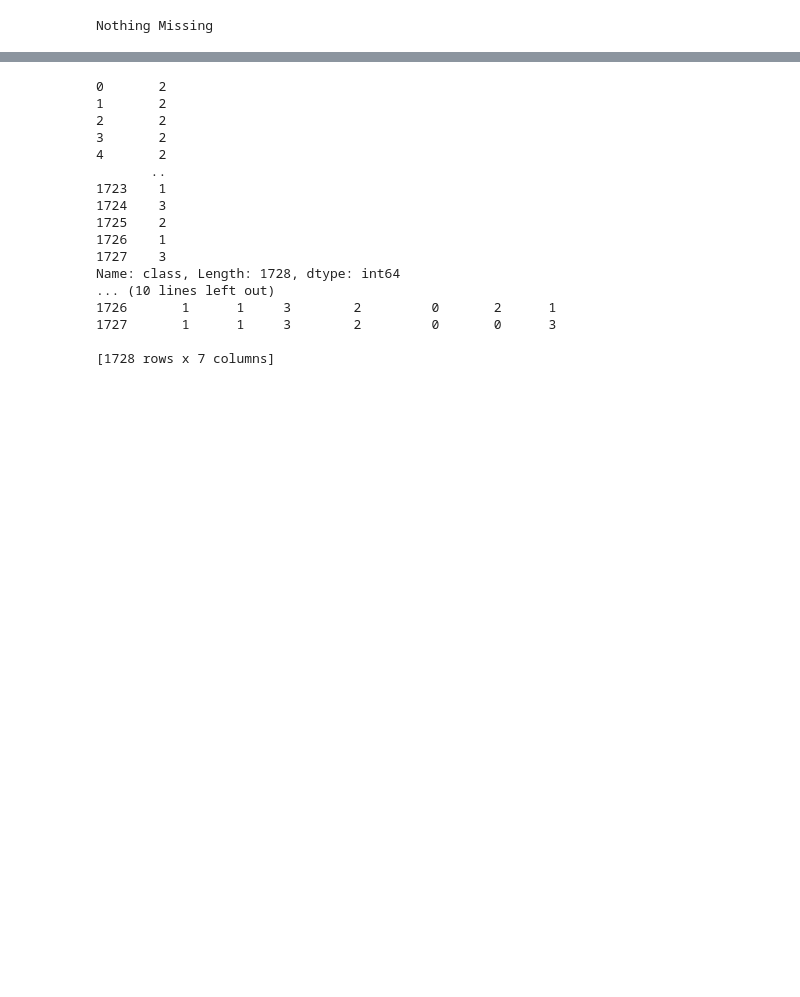
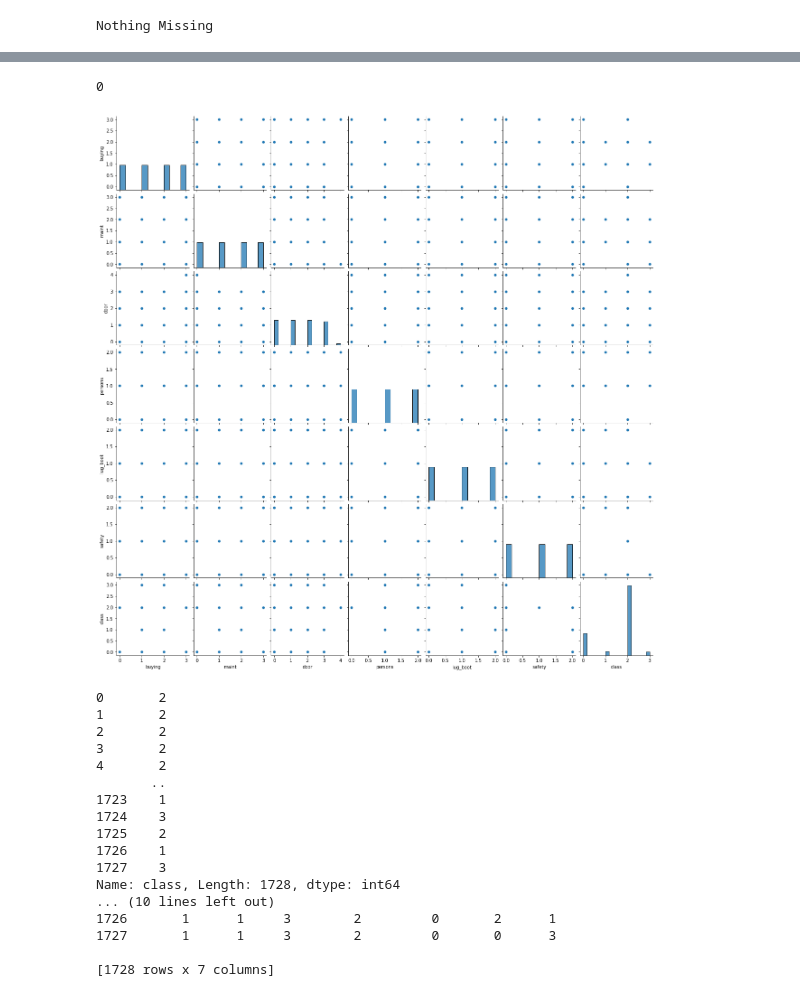
Before and after one commit to 333Kenji/CarClassifier_KNN, a Jupyter notebook: Notebooks/KNN.ipynb, the cells around one changed output, grey strips where cells are left out. Drawn from its saved outputs; the diff is of its cells as text; code cells hidden in the pictures; blank space fills up the shorter version.

```diff
--- a/Notebooks/KNN.ipynb
+++ b/Notebooks/KNN.ipynb
@@ -119 +209,12 @@ print(data)
+# %%
+duplicates = data.duplicated()
+(duplicates == True).sum()
+# %% [output]
+0
+# %%
+### 3.2 EDA: Initial Visualization
+sns.pairplot(data)
+plt.show()
+# %% [output]
+[figure, added]
 # %%
```
Also changed, not shown: parts of 28 cells of this notebook.
